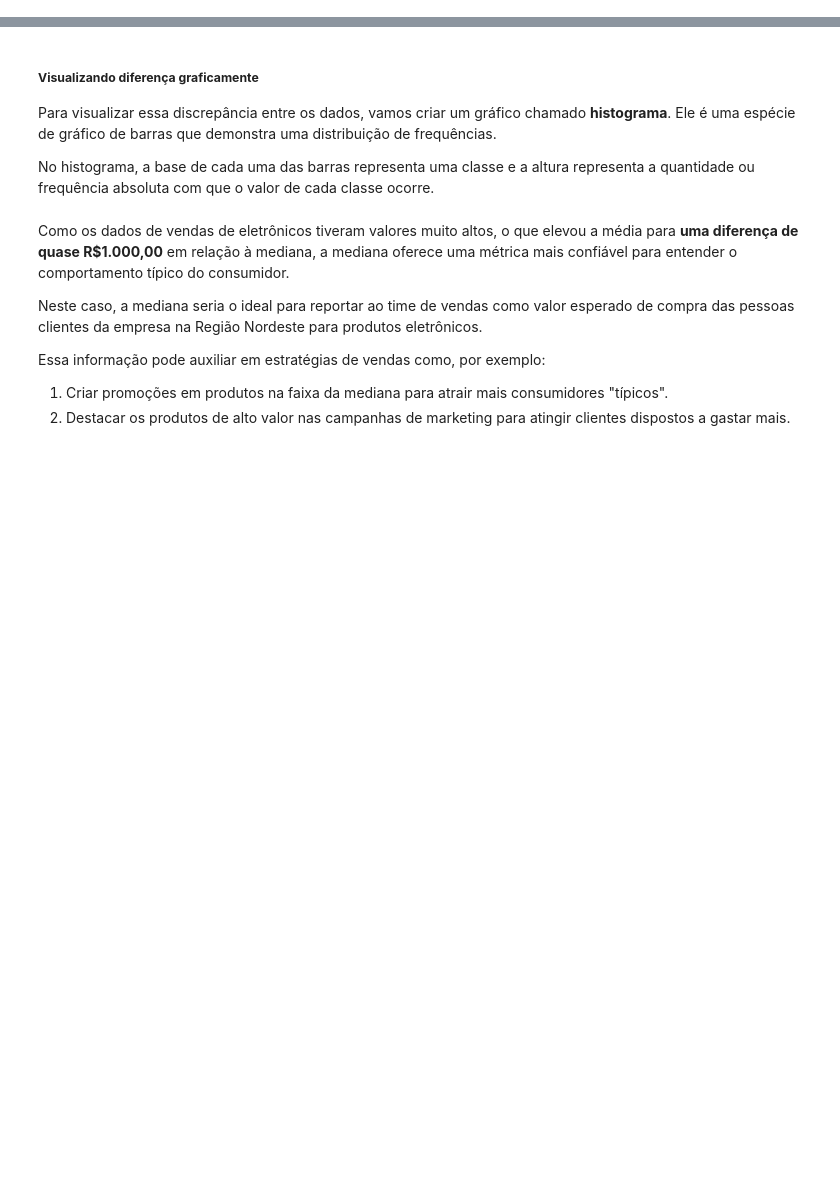
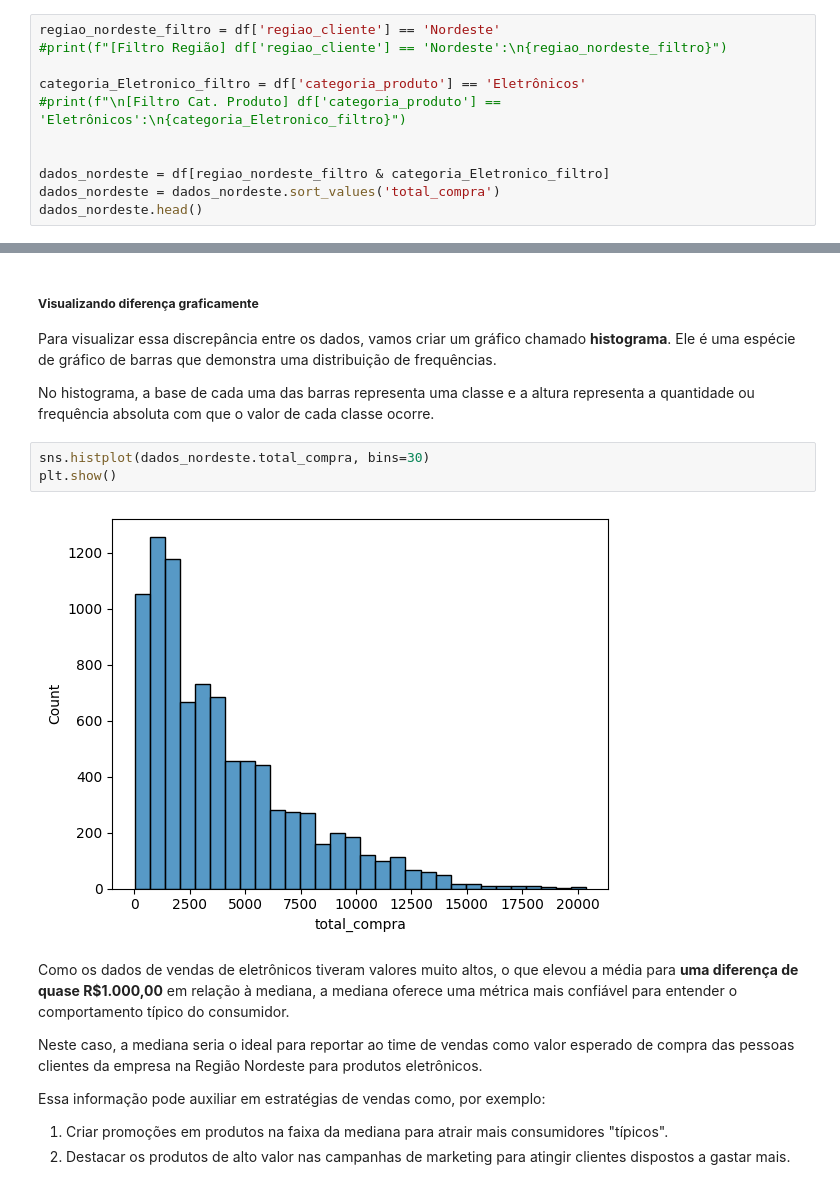
Before and after one commit to lggugs/python, a Jupyter notebook: python_frequencias_e_medidas.ipynb, the cells around one changed output, grey strips where cells are left out. Saved outputs shown, nothing was run; the diff lists cells and outputs as text; blank space fills up the shorter version.

```diff
--- a/python_frequencias_e_medidas.ipynb
+++ b/python_frequencias_e_medidas.ipynb
@@ -749,3 +809,14 @@ X_{Elemento_{Md}} & ,se \ n \ for \ ímpar \\
 ### <font color="#E23155" face="Verdana">Solução:</font>
 # %% [markdown]
 ##### **Usando a fórmula**
+# %%
+regiao_nordeste_filtro = df['regiao_cliente'] == 'Nordeste'
+#print(f"[Filtro Região] df['regiao_cliente'] == 'Nordeste':\n{regiao_nordeste_filtro}")
+
+categoria_Eletronico_filtro = df['categoria_produto'] == 'Eletrônicos'
+#print(f"\n[Filtro Cat. Produto] df['categoria_produto'] == 'Eletrônicos':\n{categoria_Eletronico_filtro}")
+
+
+dados_nordeste = df[regiao_nordeste_filtro & categoria_Eletronico_filtro]
+dados_nordeste = dados_nordeste.sort_values('total_compra')
+dados_nordeste.head()
@@ -765,6 +872,11 @@ A mediana indica aqui que metade dos clientes gasta até, aproximadamente, R\$ 2
 Para visualizar essa discrepância entre os dados, vamos criar um gráfico chamado **histograma**. Ele é uma espécie de gráfico de barras que demonstra uma distribuição de frequências.
 
 No histograma, a base de cada uma das barras representa uma classe e a altura representa a quantidade ou frequência absoluta com que o valor de cada classe ocorre.
+# %%
+sns.histplot(dados_nordeste.total_compra, bins=30)
+plt.show()
+# %% [output]
+[figure, added]
 # %% [markdown]
 Como os dados de vendas de eletrônicos tiveram valores muito altos, o que elevou a média para **uma diferença de quase R$1.000,00** em relação à mediana, a mediana oferece uma métrica mais confiável para entender o comportamento típico do consumidor.
 
```
Also changed, not shown: parts of 16 cells of this notebook.
